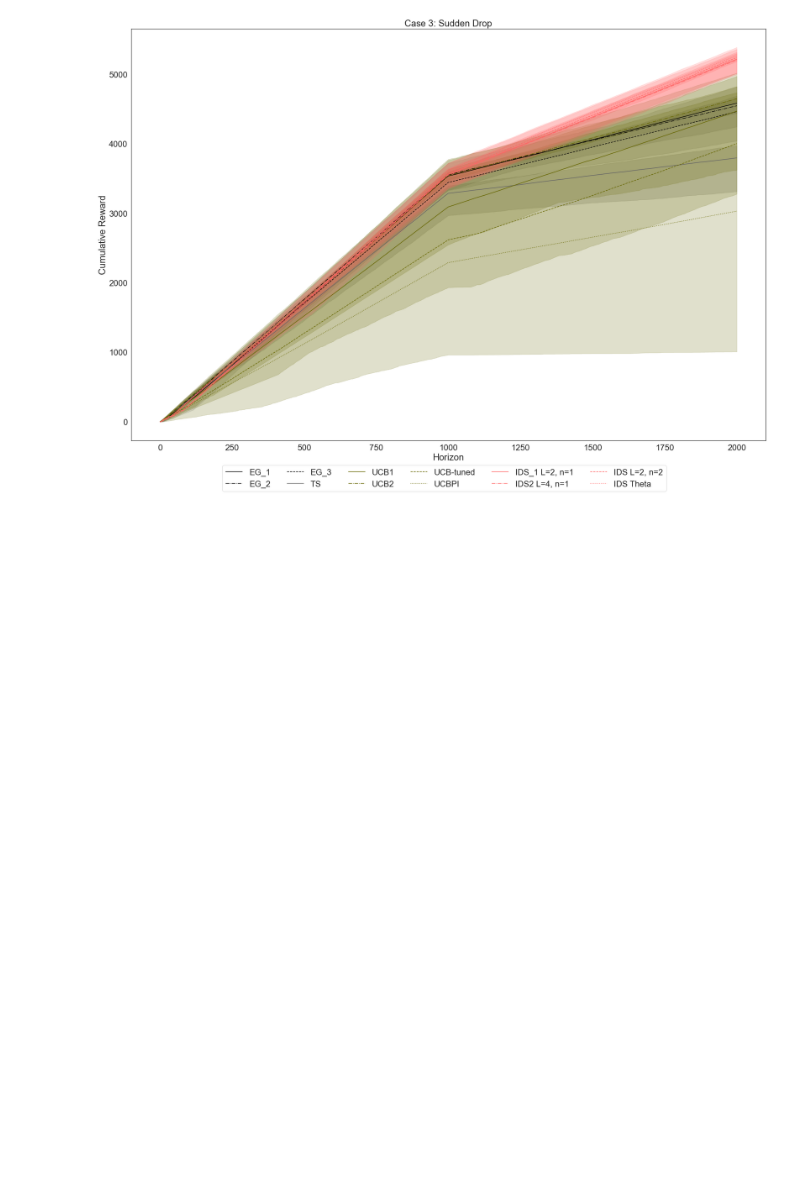
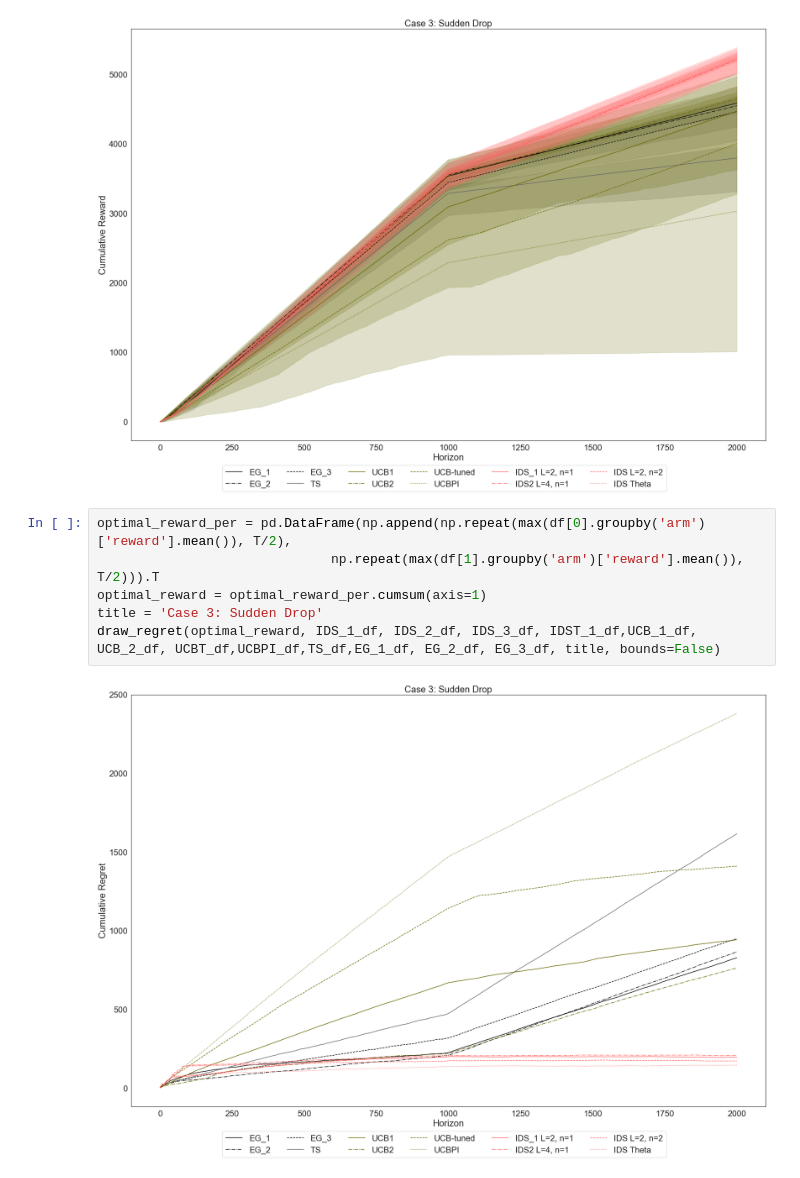
Before and after one commit to jus030245/ACIDP, a Jupyter notebook: Exp3.ipynb, the cells around one changed output. Saved outputs shown, nothing was run; the diff lists cells and outputs as text; blank space fills up the shorter version.

```diff
--- a/Exp3.ipynb
+++ b/Exp3.ipynb
@@ -264,6 +264,14 @@ title = 'Case 3: Sudden Drop'
 draw_exp_graph(IDS_1_df, IDS_2_df, IDS_3_df, IDST_1_df,UCB_1_df, UCB_2_df, UCBT_df,UCBPI_df,TS_df,EG_1_df, EG_2_df, EG_3_df, title)
 # %% [output]
 [figure]
+# %%
+optimal_reward_per = pd.DataFrame(np.append(np.repeat(max(df[0].groupby('arm')['reward'].mean()), T/2),
+                              np.repeat(max(df[1].groupby('arm')['reward'].mean()), T/2))).T
+optimal_reward = optimal_reward_per.cumsum(axis=1)
+title = 'Case 3: Sudden Drop'
+draw_regret(optimal_reward, IDS_1_df, IDS_2_df, IDS_3_df, IDST_1_df,UCB_1_df, UCB_2_df, UCBT_df,UCBPI_df,TS_df,EG_1_df, EG_2_df, EG_3_df, title, bounds=False)
+# %% [output]
+[figure, added]
 # %%
 draw_arm(IDS_3_df_arm, TS_df_arm, UCB_2_df_arm, EG_1_df_arm)
 # %% [output]
```
Also changed, not shown: parts of 5 cells of this notebook, 14 other files.
